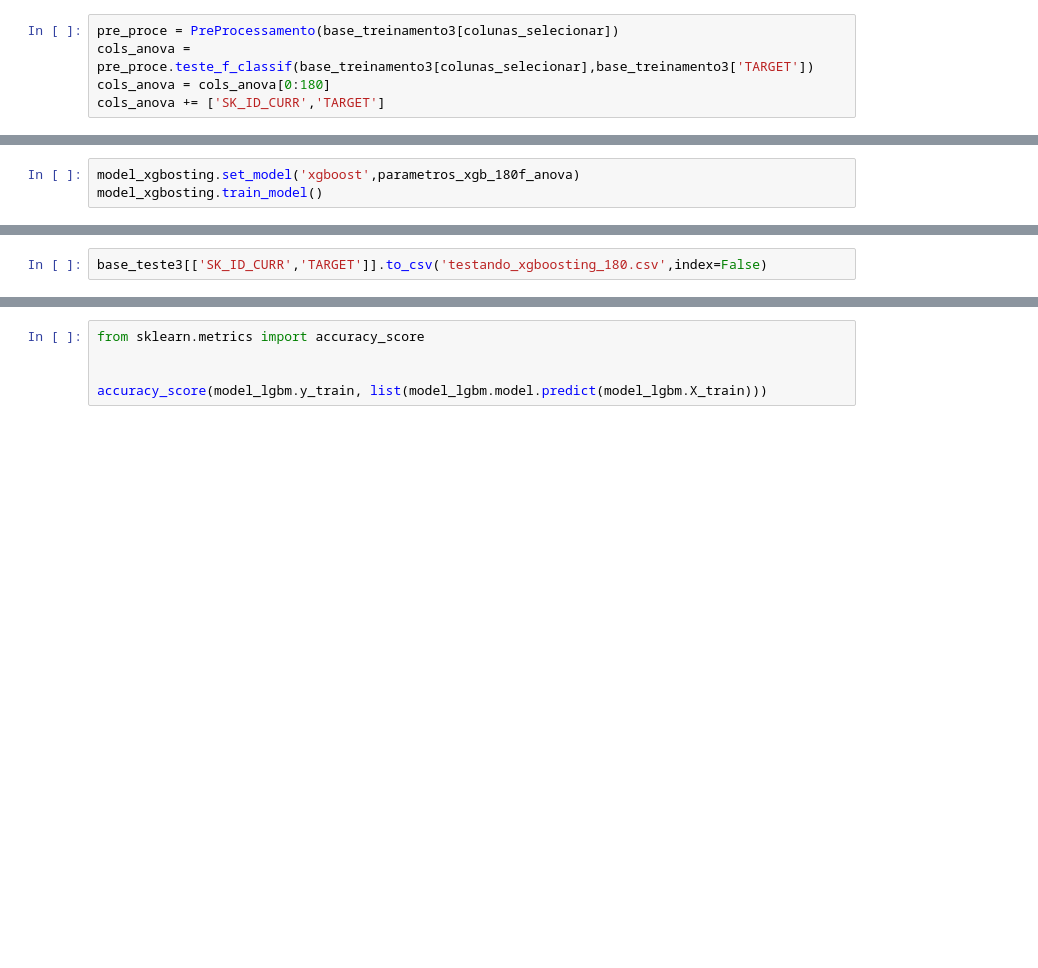
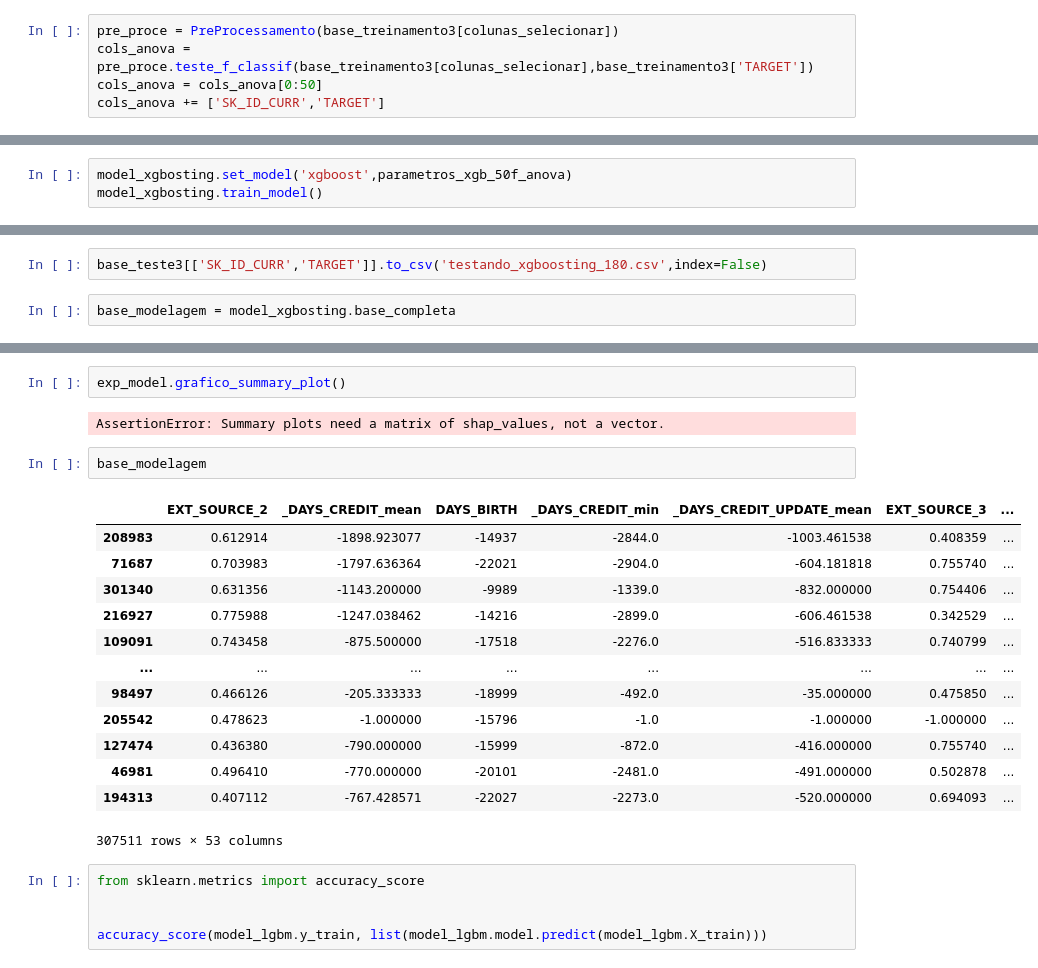
Before and after one commit to VitorrSantana/Tcc-AnaliseCreditoAprendizadoMaquina, a Jupyter notebook: 0.0-AnaliseExploratoria.ipynb, the cells around one changed output, grey strips where cells are left out. Saved outputs shown, nothing was run; the diff lists cells and outputs as text; blank space fills up the shorter version.

Commit message:
Ajuste Modelagem Incluido 4 de 5 bases

```diff
--- a/0.0-AnaliseExploratoria.ipynb
+++ b/0.0-AnaliseExploratoria.ipynb
@@ -210,5 +222,5 @@ parametros_xgb_180f_anova = {'n_estimators': 996, 'max_depth': 2, 'learning_rate
 # %%
 pre_proce = PreProcessamento(base_treinamento3[colunas_selecionar])
 cols_anova = pre_proce.teste_f_classif(base_treinamento3[colunas_selecionar],base_treinamento3['TARGET'])
-cols_anova = cols_anova[0:180]
+cols_anova = cols_anova[0:50]
 cols_anova += ['SK_ID_CURR','TARGET']
@@ -219,5 +227,5 @@ cols_anova += ['SK_ID_CURR','TARGET']
 # %%
 model_xgbosting = Modelagem(base_treinamento3[cols_anova],'TARGET')
 # %%
-model_xgbosting.set_model('xgboost',parametros_xgb_180f_anova)
+model_xgbosting.set_model('xgboost',parametros_xgb_50f_anova)
 model_xgbosting.train_model()
@@ -225,3 +237,5 @@ model_xgbosting.train_model()
 base_teste3['TARGET'] = model_xgbosting.model.predict_proba(base_teste3[cols_anova].drop(['SK_ID_CURR','TARGET'],axis=1))[:,1]
 # %%
 base_teste3[['SK_ID_CURR','TARGET']].to_csv('testando_xgboosting_180.csv',index=False)
+# %%
+base_modelagem = model_xgbosting.base_completa
@@ -228,3 +261,23 @@ base_teste3[['SK_ID_CURR','TARGET']].to_csv('testando_xgboosting_180.csv',index=
+# %%
+exp_model.grafico_summary_plot()
+# %% [output]
+AssertionError: Summary plots need a matrix of shap_values, not a vector.
+# %%
+base_modelagem
+# %% [output]
+|  | EXT_SOURCE_2 | _DAYS_CREDIT_mean | DAYS_BIRTH | _DAYS_CREDIT_min | _DAYS_CREDIT_UPDATE_mean | EXT_SOURCE_3 | ... |
+| 208983 | 0.612914 | -1898.923077 | -14937 | -2844.0 | -1003.461538 | 0.408359 | ... |
+| 71687 | 0.703983 | -1797.636364 | -22021 | -2904.0 | -604.181818 | 0.755740 | ... |
+| 301340 | 0.631356 | -1143.200000 | -9989 | -1339.0 | -832.000000 | 0.754406 | ... |
+| 216927 | 0.775988 | -1247.038462 | -14216 | -2899.0 | -606.461538 | 0.342529 | ... |
+| 109091 | 0.743458 | -875.500000 | -17518 | -2276.0 | -516.833333 | 0.740799 | ... |
+| ... | ... | ... | ... | ... | ... | ... | ... |
+| 98497 | 0.466126 | -205.333333 | -18999 | -492.0 | -35.000000 | 0.475850 | ... |
+| 205542 | 0.478623 | -1.000000 | -15796 | -1.0 | -1.000000 | -1.000000 | ... |
+| 127474 | 0.436380 | -790.000000 | -15999 | -872.0 | -416.000000 | 0.755740 | ... |
+| 46981 | 0.496410 | -770.000000 | -20101 | -2481.0 | -491.000000 | 0.502878 | ... |
+| 194313 | 0.407112 | -767.428571 | -22027 | -2273.0 | -520.000000 | 0.694093 | ... |
+307511 rows × 53 columns
 # %%
 from sklearn.metrics import accuracy_score
 
```
Also changed, not shown: parts of 15 cells of this notebook, 3 other files.
